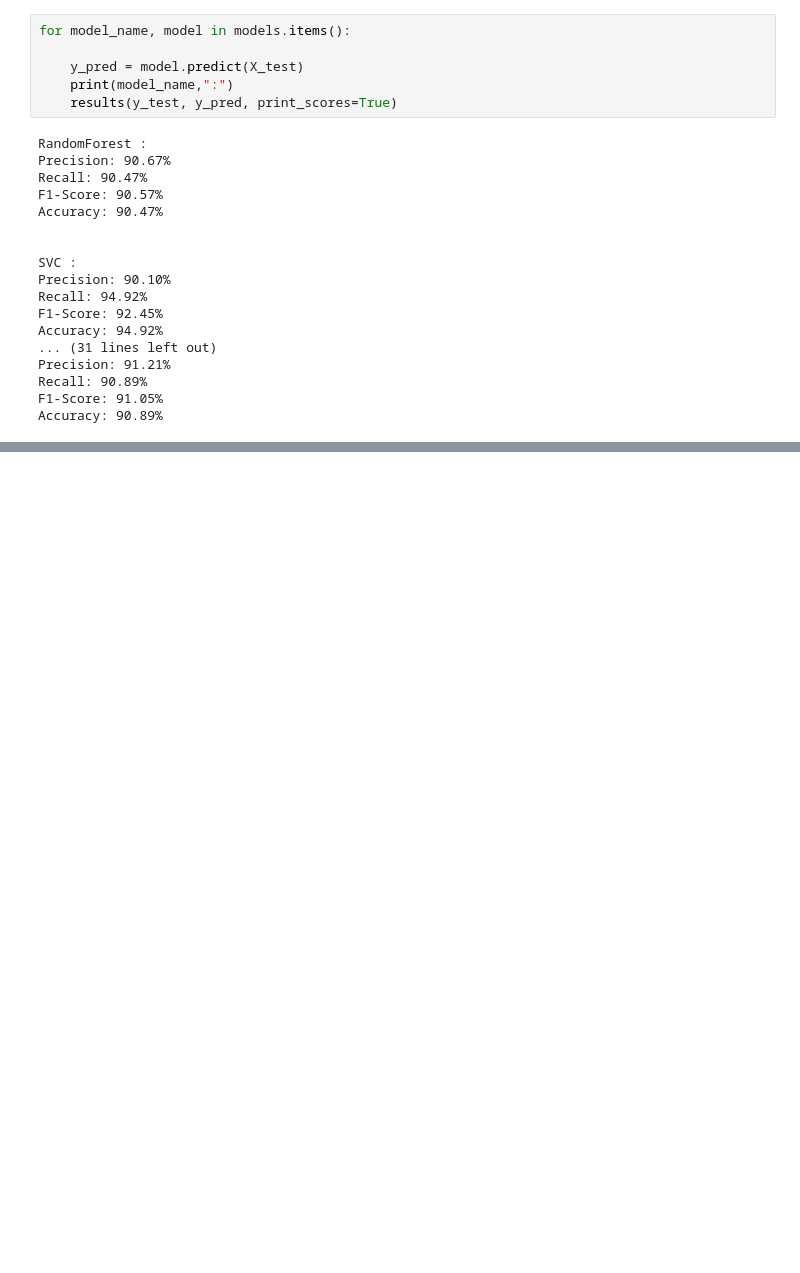
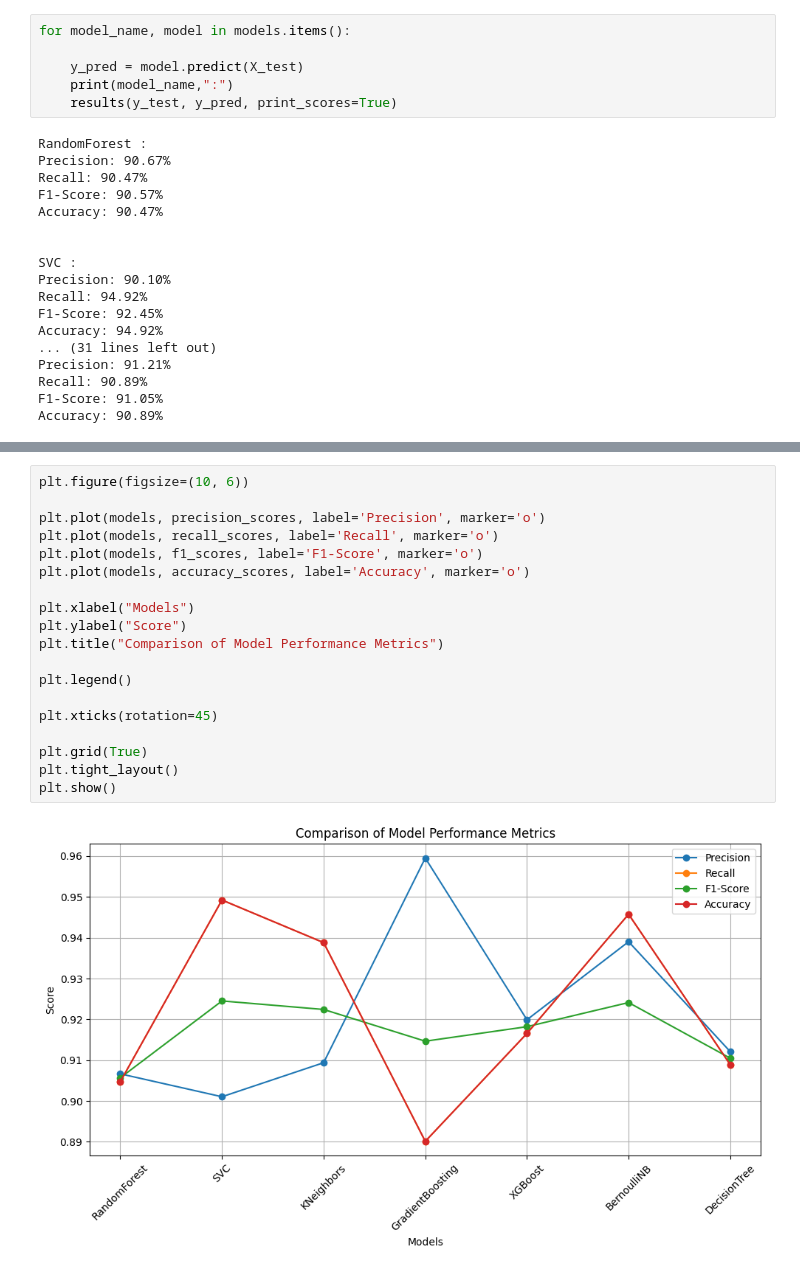
Before and after one commit to aashishops/Thyroid-Performance-Analysis, a Jupyter notebook: src/model_comp.ipynb, the cells around one changed output, grey strips where cells are left out. Drawn from its saved outputs; the diff is of its cells as text; blank space fills up the shorter version.

```diff
--- a/src/model_comp.ipynb
+++ b/src/model_comp.ipynb
@@ -121,0 +146,21 @@ plt.show()
+# %%
+plt.figure(figsize=(10, 6))
+
+plt.plot(models, precision_scores, label='Precision', marker='o')
+plt.plot(models, recall_scores, label='Recall', marker='o')
+plt.plot(models, f1_scores, label='F1-Score', marker='o')
+plt.plot(models, accuracy_scores, label='Accuracy', marker='o')
+
+plt.xlabel("Models")
+plt.ylabel("Score")
+plt.title("Comparison of Model Performance Metrics")
+
+plt.legend()
+
+plt.xticks(rotation=45)
+
+plt.grid(True)
+plt.tight_layout()
+plt.show()
+# %% [output]
+[figure, added]
```
Also changed, not shown: parts of 6 cells of this notebook.
